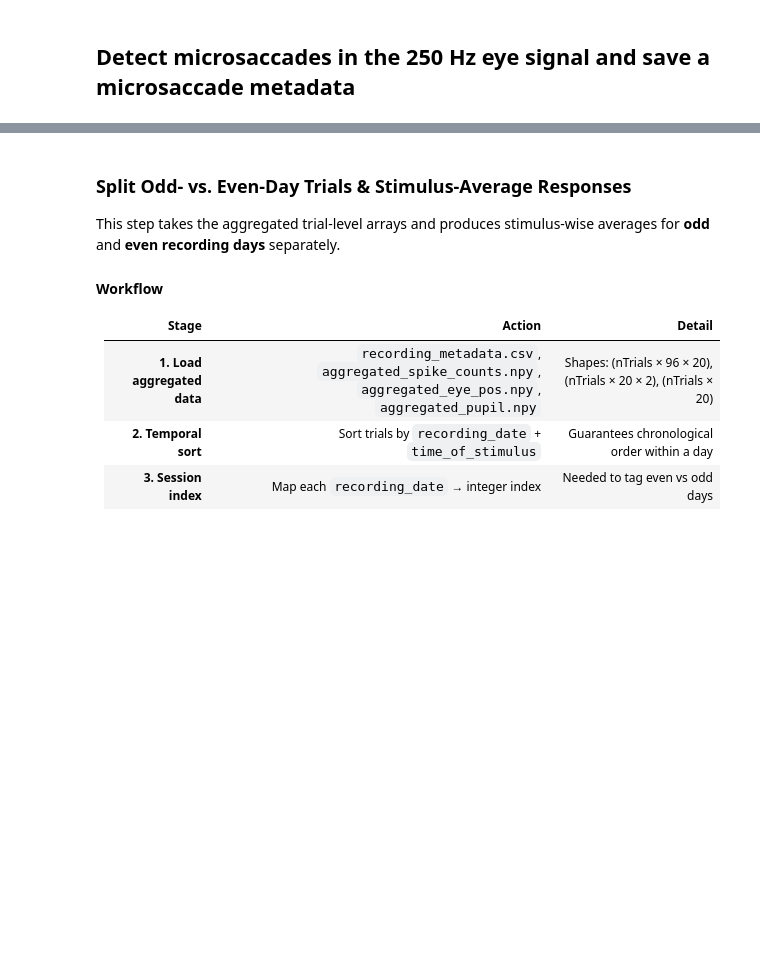
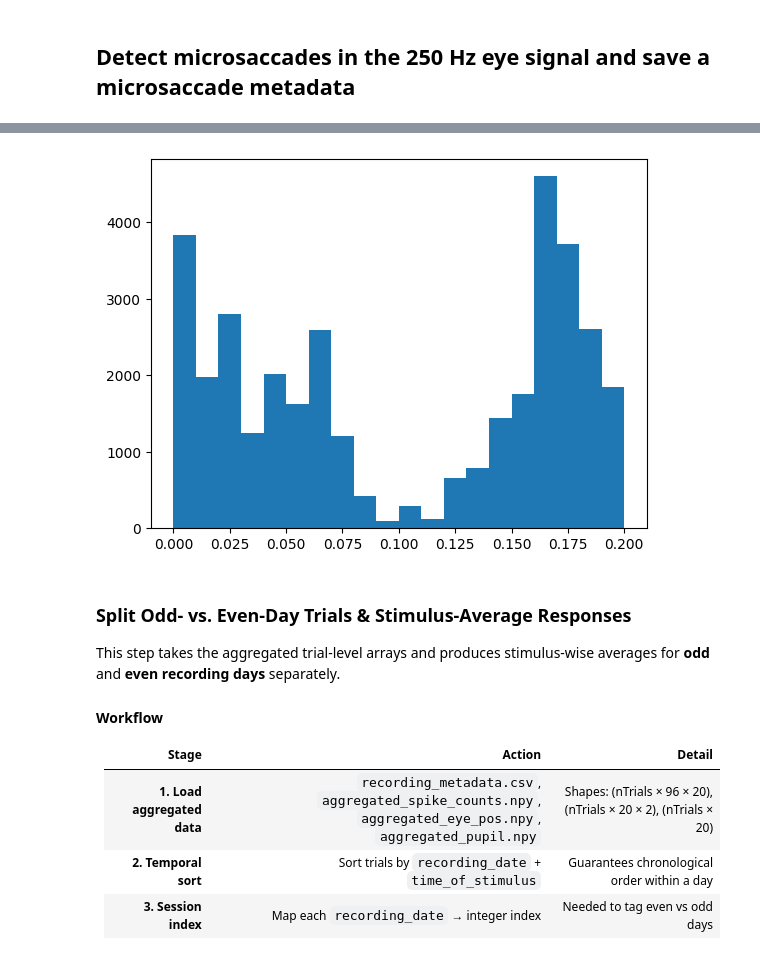
Before and after one commit to jobellet/Dynamics-of-Visual-Representations-in-a-Macaque-Ventrolateral-Prefrontal-Cortex, a Jupyter notebook: Preprocess_vlPFC_spikes_and_eye_signals.ipynb, the cells around one changed output, grey strips where cells are left out. Cells and saved outputs as stored; diff of their text form; code cells hidden in the pictures; blank space fills up the shorter version.

```diff
--- a/Preprocess_vlPFC_spikes_and_eye_signals.ipynb
+++ b/Preprocess_vlPFC_spikes_and_eye_signals.ipynb
@@ -528,5 +528,10 @@ Receiving objects: 100% (990/990), 169.38 MiB | 13.15 MiB/s, done.
 Resolving deltas: 100% (211/211), done.
 Updating files: 100% (489/489), done.
+# %%
+from matplotlib import pyplot as plt
+plt.hist(df_saccades.Start_Time,20);
+# %% [output]
+[figure, added]
 # %% [markdown]
 ### Split Odd- vs. Even-Day Trials & Stimulus-Average Responses
 
```
Also changed, not shown: parts of 2 cells of this notebook.
